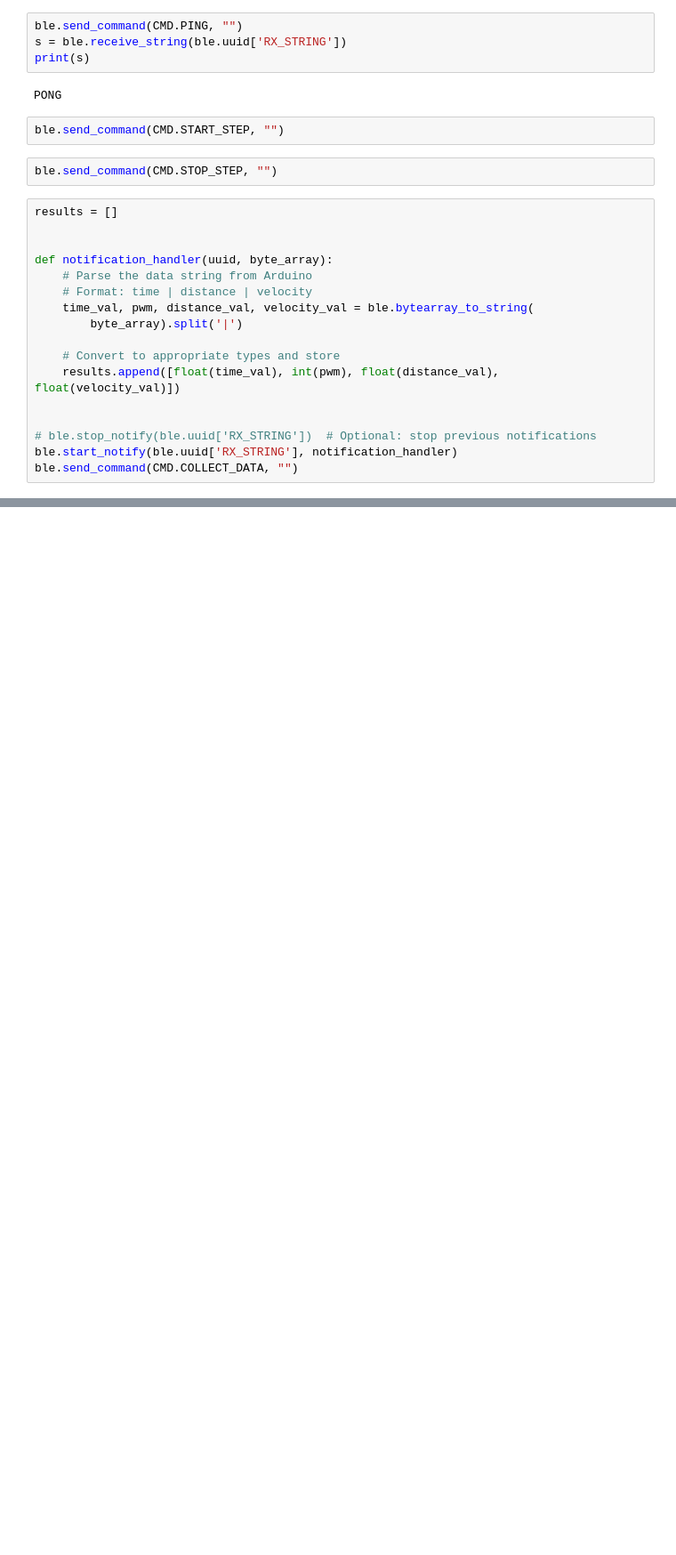
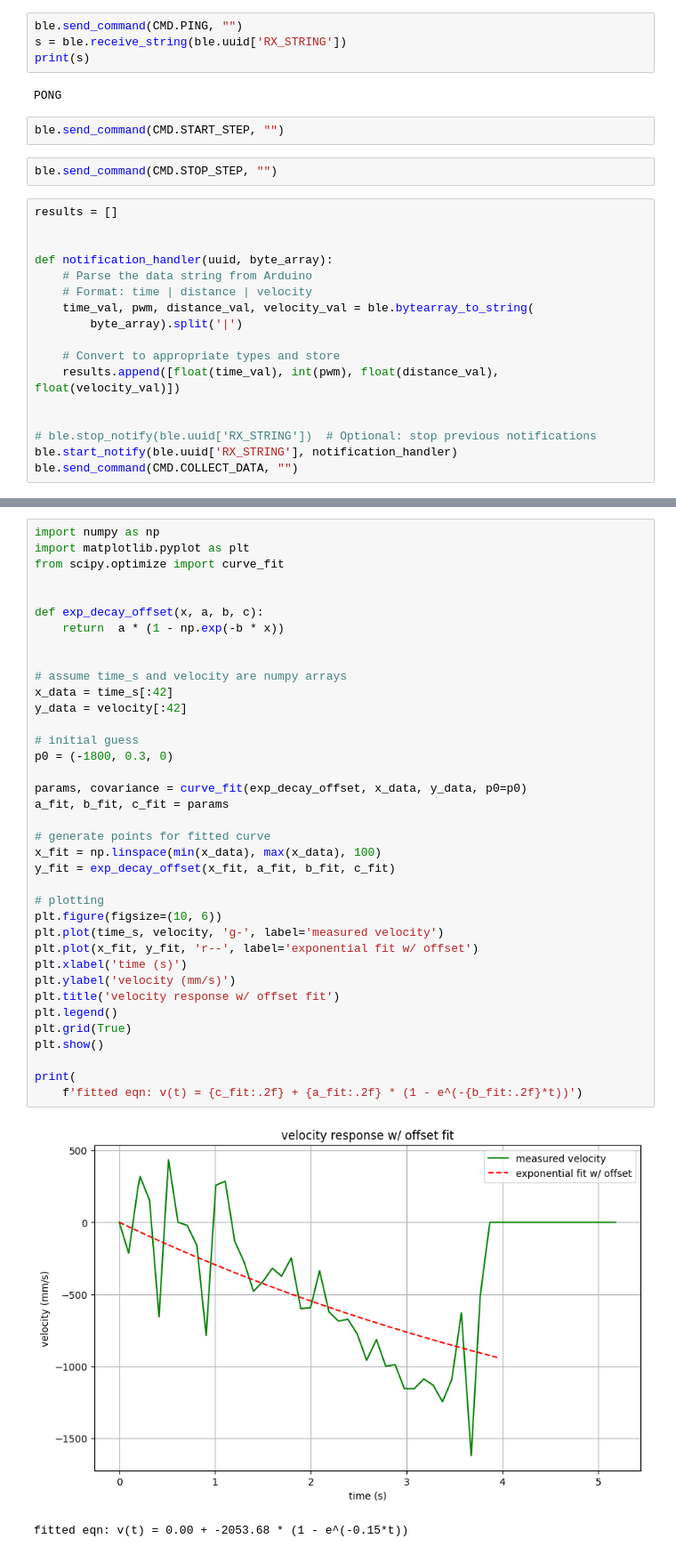
Before and after one commit to akinfelami/fastrobots, a Jupyter notebook: ble_robot_1.2/ble_python/lab7.ipynb, the cells around one changed output, grey strips where cells are left out. Shown at 89% size. Saved outputs shown, nothing was run; the diff lists cells and outputs as text; blank space fills up the shorter version.

```diff
--- a/ble_robot_1.2/ble_python/lab7.ipynb
+++ b/ble_robot_1.2/ble_python/lab7.ipynb
@@ -123,0 +172,40 @@ plt.show()
+# %%
+import numpy as np
+import matplotlib.pyplot as plt
+from scipy.optimize import curve_fit
+
+
+def exp_decay_offset(x, a, b, c):
+    return  a * (1 - np.exp(-b * x))
+
+
+# assume time_s and velocity are numpy arrays
+x_data = time_s[:42]
+y_data = velocity[:42]
+
+# initial guess
+p0 = (-1800, 0.3, 0)
+
+params, covariance = curve_fit(exp_decay_offset, x_data, y_data, p0=p0)
+a_fit, b_fit, c_fit = params
+
+# generate points for fitted curve
+x_fit = np.linspace(min(x_data), max(x_data), 100)
+y_fit = exp_decay_offset(x_fit, a_fit, b_fit, c_fit)
+
+# plotting
+plt.figure(figsize=(10, 6))
+plt.plot(time_s, velocity, 'g-', label='measured velocity')
+plt.plot(x_fit, y_fit, 'r--', label='exponential fit w/ offset')
+plt.xlabel('time (s)')
+plt.ylabel('velocity (mm/s)')
+plt.title('velocity response w/ offset fit')
+plt.legend()
+plt.grid(True)
+plt.show()
+
+print(
+    f'fitted eqn: v(t) = {c_fit:.2f} + {a_fit:.2f} * (1 - e^(-{b_fit:.2f}*t))')
+# %% [output]
+[figure, added]
+fitted eqn: v(t) = 0.00 + -2053.68 * (1 - e^(-0.15*t))
```
Also changed, not shown: parts of 10 cells of this notebook, 6 other files.
